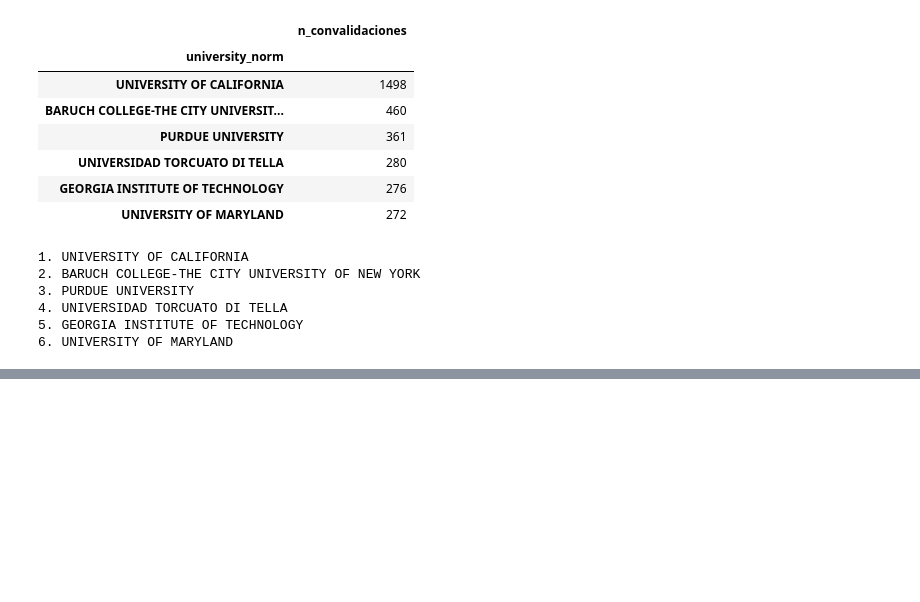
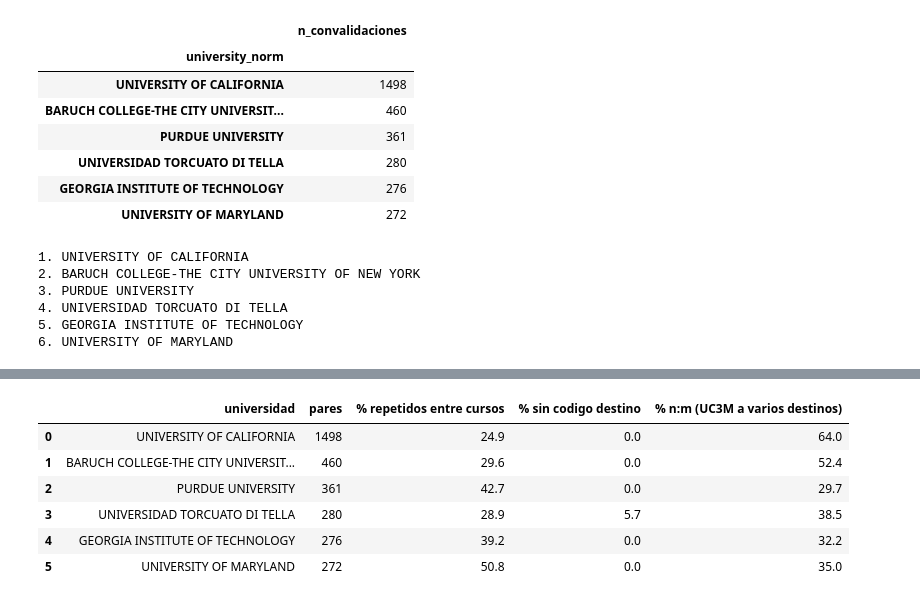
Before and after one commit to AISC-Madrid/aisc-convalidaciones, a Jupyter notebook: notebooks/01_eda_historical.ipynb, the cells around one changed output, grey strips where cells are left out. Drawn from its saved outputs; the diff is of its cells as text; code cells hidden in the pictures; blank space fills up the shorter version.

```diff
--- a/notebooks/01_eda_historical.ipynb
+++ b/notebooks/01_eda_historical.ipynb
@@ -254,0 +264,23 @@ for position, university in enumerate(top_six_universities.index, start=1):
+# %%
+top6 = top_six_universities.index
+rows = []
+for uni in top6:
+    u = historical_unique[historical_unique.university_norm == uni]
+    h = historical[historical.university_norm == uni]
+    rows.append({
+        "universidad": uni,
+        "pares": len(u),
+        "% repetidos entre cursos": round(100 * cross_year_group[h.index].mean(), 1),
+        "% sin codigo destino": round(100 * (u.dest_code_norm == "").mean(), 1),
+        "% n:m (UC3M a varios destinos)": round(
+            100 * uc_to_dest[uc_to_dest.university_norm == uni].n_dest.gt(1).mean(), 1),
+    })
+display(pd.DataFrame(rows))
+# %% [output]
+|  | universidad | pares | % repetidos entre cursos | % sin codigo destino | % n:m (UC3M a varios destinos) |
+| 0 | UNIVERSITY OF CALIFORNIA | 1498 | 24.9 | 0.0 | 64.0 |
+| 1 | BARUCH COLLEGE-THE CITY UNIVERSIT... | 460 | 29.6 | 0.0 | 52.4 |
+| 2 | PURDUE UNIVERSITY | 361 | 42.7 | 0.0 | 29.7 |
+| 3 | UNIVERSIDAD TORCUATO DI TELLA | 280 | 28.9 | 5.7 | 38.5 |
+| 4 | GEORGIA INSTITUTE OF TECHNOLOGY | 276 | 39.2 | 0.0 | 32.2 |
+| 5 | UNIVERSITY OF MARYLAND | 272 | 50.8 | 0.0 | 35.0 |
```
Also changed, not shown: parts of 3 cells of this notebook, 1 other file.
